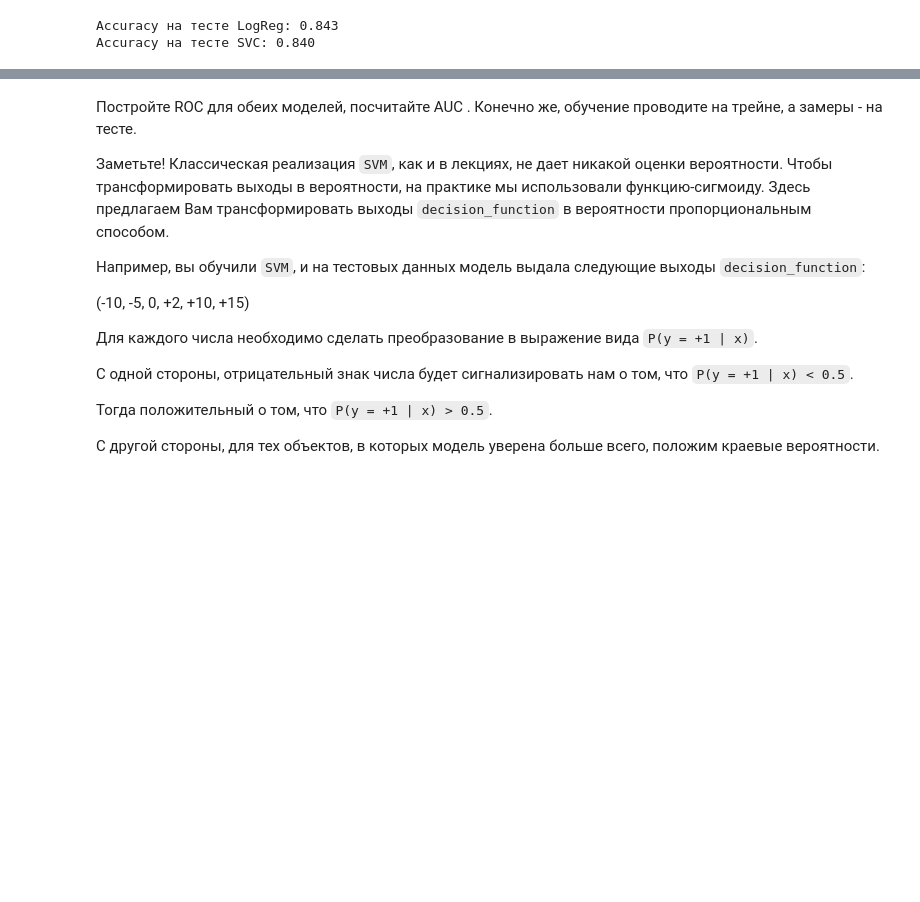
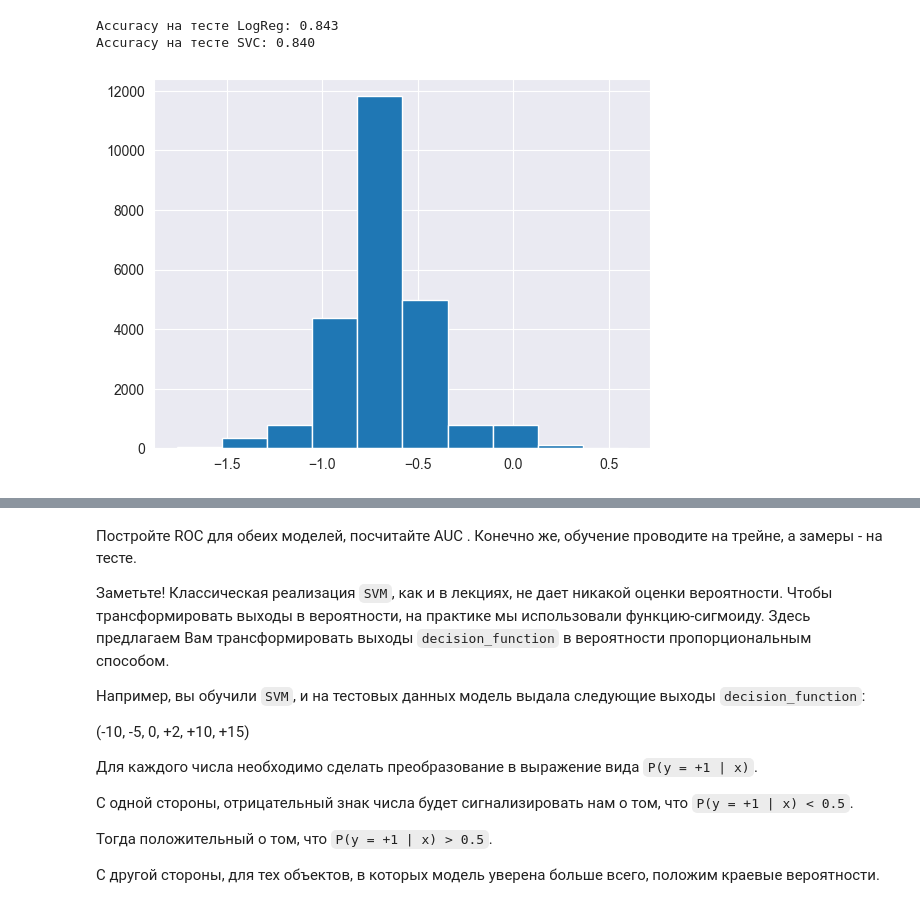
Before and after one commit to Dmitrysw/ML, a Jupyter notebook: lesson_13/HW_13.ipynb, the cells around one changed output, grey strips where cells are left out. Drawn from its saved outputs; the diff is of its cells as text; code cells hidden in the pictures; blank space fills up the shorter version.

```diff
--- a/lesson_13/HW_13.ipynb
+++ b/lesson_13/HW_13.ipynb
@@ -35,7 +35,7 @@ from sklearn.pipeline import Pipeline
 from sklearn.svm import LinearSVC
 from sklearn.preprocessing import MinMaxScaler
 
-pipe_lr = Pipeline([('scaler', MinMaxScaler()), ("LR", LogisticRegression(penalty='none'))])
+pipe_lr = Pipeline([('scaler', MinMaxScaler()), ("LR", LogisticRegression())])
 pipe_lr.fit(X_train, y_train)
 
 print(f'Accuracy на тесте LogReg: {pipe_lr.score(X_test, y_test):.3f}')
@@ -48,3 +48,9 @@ print(f'Accuracy на тесте SVC: {pipe_svm.score(X_test, y_test):.3f}')
 # %% [output]
 Accuracy на тесте LogReg: 0.843
 Accuracy на тесте SVC: 0.840
+# %%
+outputs_svm = pipe_svm.decision_function(X_test)
+plt.hist(outputs_svm)
+plt.show()
+# %% [output]
+[figure, added]
```
Also changed, not shown: parts of 14 cells of this notebook, 6 other files.
